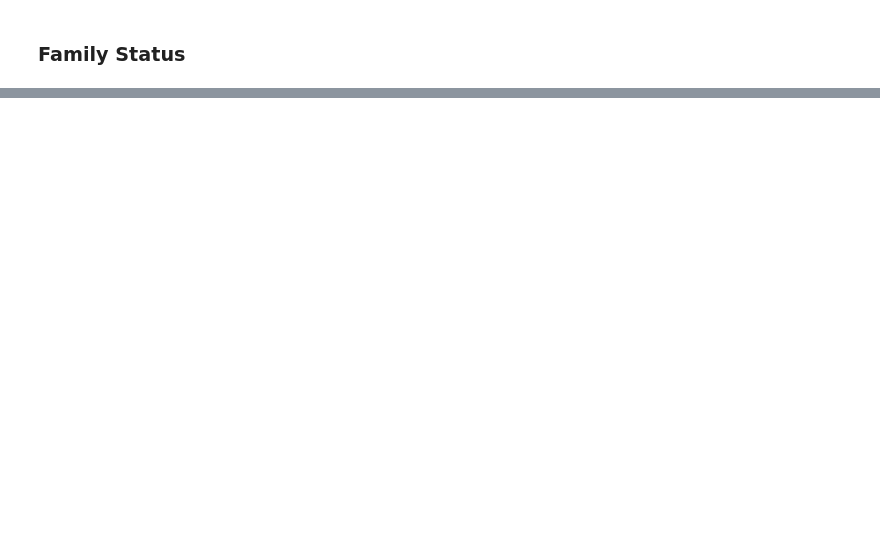
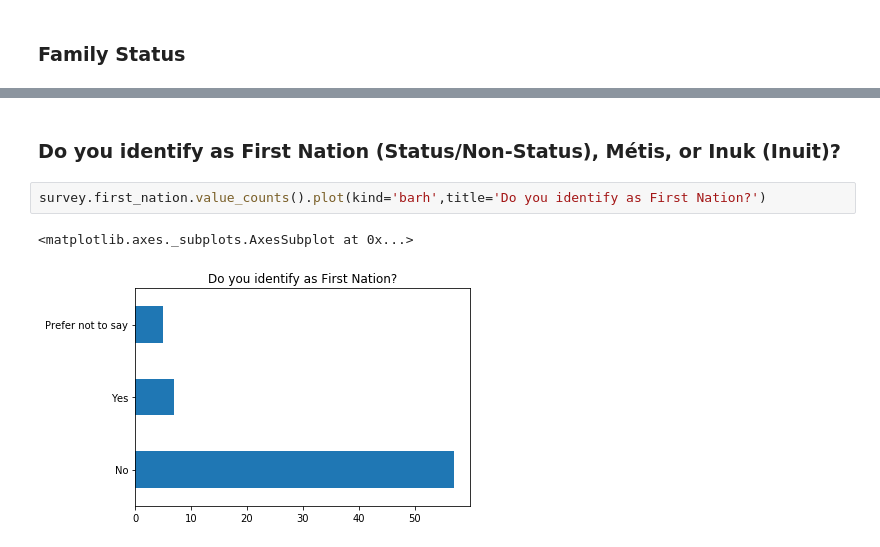
Before and after one commit to jbmoskow/CommunityHousingProject, a Jupyter notebook: CHP.ipynb, the cells around one changed output, grey strips where cells are left out. Saved outputs shown, nothing was run; the diff lists cells and outputs as text; blank space fills up the shorter version.

```diff
--- a/CHP.ipynb
+++ b/CHP.ipynb
@@ -121,0 +105,7 @@ Responses.value_counts().plot(kind='barh')
+# %% [markdown]
+### Do you identify as First Nation (Status/Non-Status), Métis, or Inuk (Inuit)?
+# %%
+survey.first_nation.value_counts().plot(kind='barh',title='Do you identify as First Nation?')
+# %% [output]
+<matplotlib.axes._subplots.AxesSubplot at 0x...>
+[figure, added]
```
Also changed, not shown: parts of 55 cells of this notebook.
